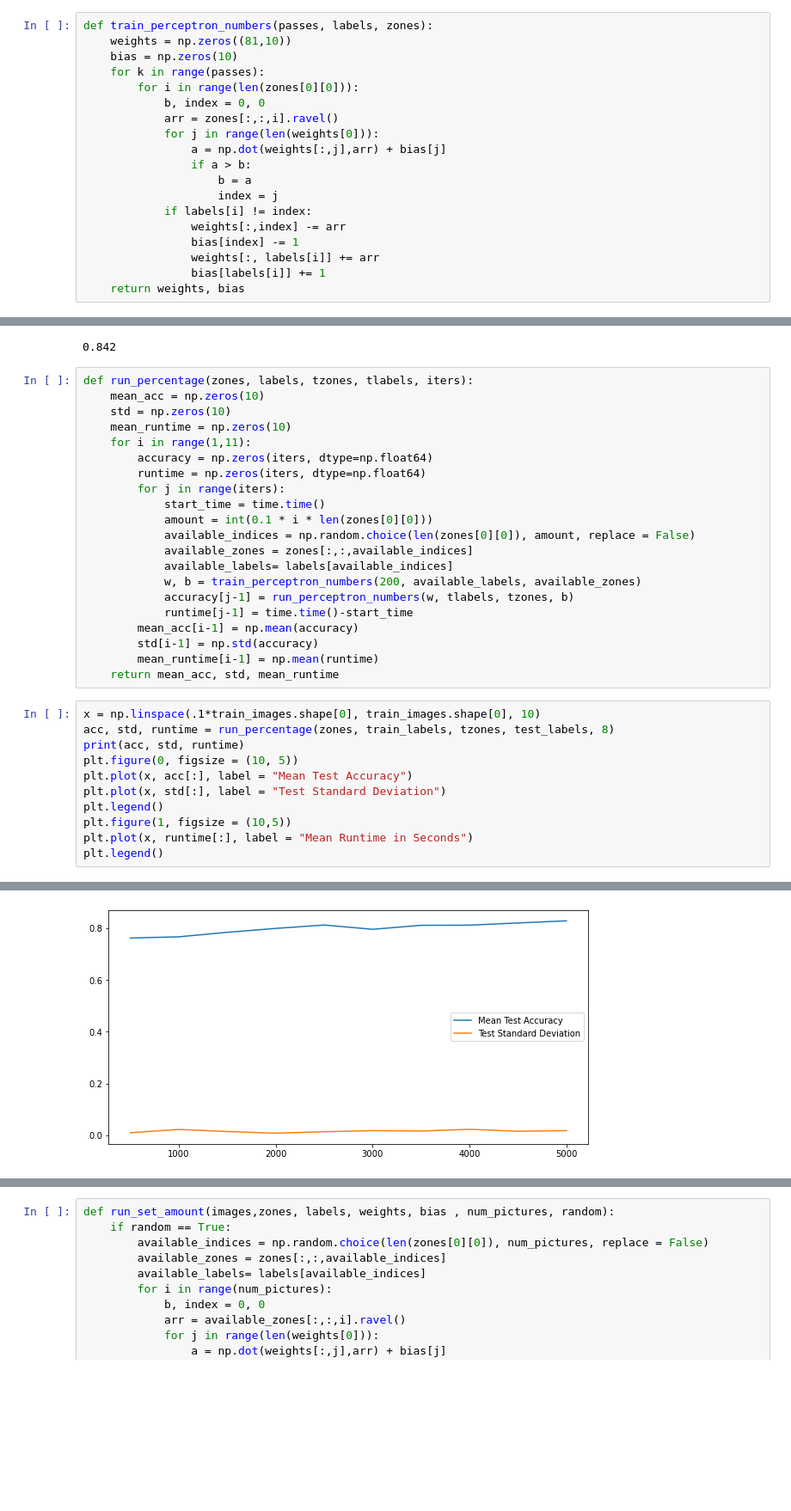
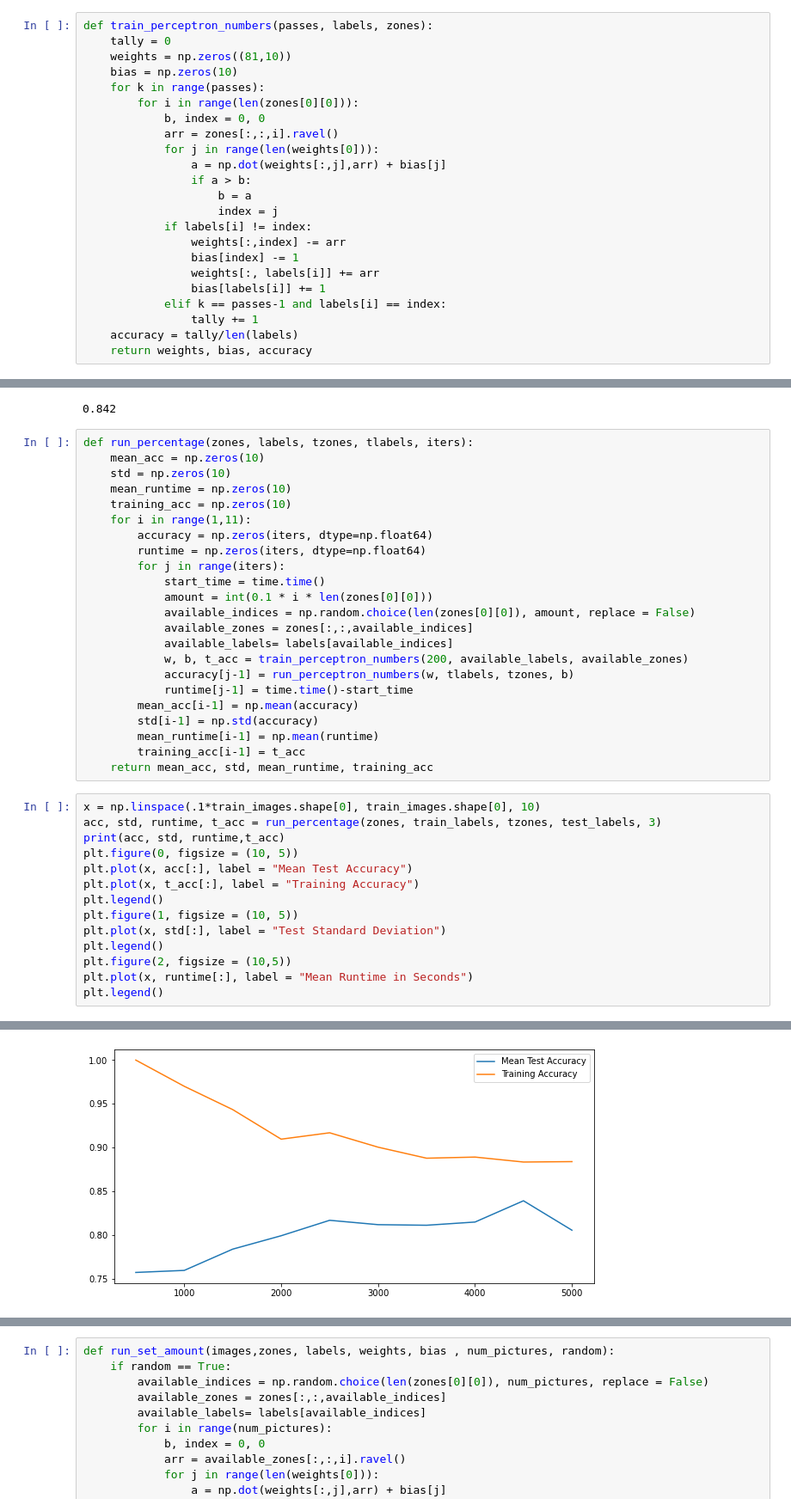
Before and after one commit to DuncanJWood/AI_face_and_digit_classification, a Jupyter notebook: Perceptron_digits.ipynb, the cells around one changed output, grey strips where cells are left out. Shown at 86% size. Saved outputs shown, nothing was run; the diff lists cells and outputs as text; blank space fills up the shorter version.

```diff
--- a/Perceptron_digits.ipynb
+++ b/Perceptron_digits.ipynb
@@ -30,6 +30,7 @@ print(zones.shape)
 (9, 9, 5000)
 # %%
 def train_perceptron_numbers(passes, labels, zones):
+    tally = 0
     weights = np.zeros((81,10))
     bias = np.zeros(10)
     for k in range(passes):
@@ -46,7 +47,10 @@ def train_perceptron_numbers(passes, labels, zones):
                 bias[index] -= 1
                 weights[:, labels[i]] += arr
                 bias[labels[i]] += 1
-    return weights, bias
+            elif k == passes-1 and labels[i] == index:
+                tally += 1
+    accuracy = tally/len(labels)
+    return weights, bias, accuracy
 # %%
 vimages = np.swapaxes(np.swapaxes(validation_images.astype(np.float64), 0, 2), 0, 1)
 vdst = np.zeros_like(vimages)
@@ -100,6 +104,7 @@ def run_percentage(zones, labels, tzones, tlabels, iters):
     mean_acc = np.zeros(10)
     std = np.zeros(10)
     mean_runtime = np.zeros(10)
+    training_acc = np.zeros(10)
     for i in range(1,11):
         accuracy = np.zeros(iters, dtype=np.float64)
         runtime = np.zeros(iters, dtype=np.float64)
@@ -109,22 +114,26 @@ def run_percentage(zones, labels, tzones, tlabels, iters):
             available_indices = np.random.choice(len(zones[0][0]), amount, replace = False)
             available_zones = zones[:,:,available_indices]
             available_labels= labels[available_indices]
-            w, b = train_perceptron_numbers(200, available_labels, available_zones)
+            w, b, t_acc = train_perceptron_numbers(200, available_labels, available_zones)
             accuracy[j-1] = run_perceptron_numbers(w, tlabels, tzones, b)
             runtime[j-1] = time.time()-start_time
         mean_acc[i-1] = np.mean(accuracy)
         std[i-1] = np.std(accuracy)
         mean_runtime[i-1] = np.mean(runtime)
-    return mean_acc, std, mean_runtime
+        training_acc[i-1] = t_acc
+    return mean_acc, std, mean_runtime, training_acc
 # %%
 x = np.linspace(.1*train_images.shape[0], train_images.shape[0], 10)
-acc, std, runtime = run_percentage(zones, train_labels, tzones, test_labels, 8)
-print(acc, std, runtime)
+acc, std, runtime, t_acc = run_percentage(zones, train_labels, tzones, test_labels, 3)
+print(acc, std, runtime,t_acc)
 plt.figure(0, figsize = (10, 5))
 plt.plot(x, acc[:], label = "Mean Test Accuracy")
+plt.plot(x, t_acc[:], label = "Training Accuracy")
+plt.legend()
+plt.figure(1, figsize = (10, 5))
 plt.plot(x, std[:], label = "Test Standard Deviation")
 plt.legend()
-plt.figure(1, figsize = (10,5))
+plt.figure(2, figsize = (10,5))
 plt.plot(x, runtime[:], label = "Mean Runtime in Seconds")
 plt.legend()
 # %% [output]
@@ -135,2 +145,2 @@ plt.legend()
 <matplotlib.legend.Legend at 0x...>
-[figure, old version]
+[figure, new version]
```
Also changed, not shown: parts of 2 cells of this notebook.
